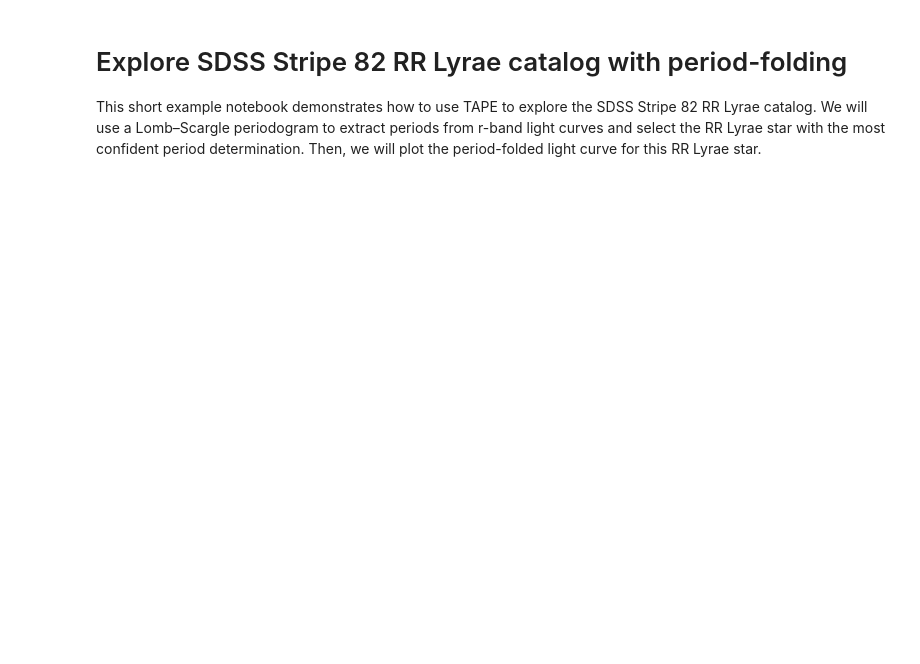
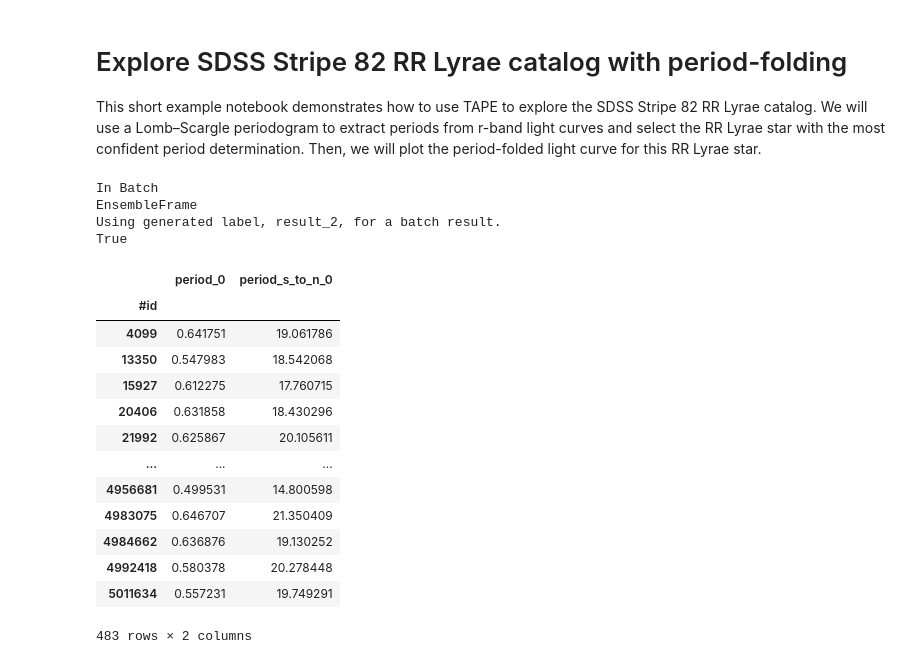
Before and after one commit to lincc-frameworks/tape, a Jupyter notebook: docs/examples/rrlyr-period.ipynb, the cells around one changed output. Cells and saved outputs as stored; diff of their text form; code cells hidden in the pictures; blank space fills up the shorter version.

```diff
--- a/docs/examples/rrlyr-period.ipynb
+++ b/docs/examples/rrlyr-period.ipynb
@@ -12,16 +12,35 @@ ens = Ensemble(client=False).from_dataset('s82_rrlyrae')
 # %%
 %%time
 
 # Filter out invalid detections, "flux" denotes magnitude column
 ens = ens.query("10 < flux < 25", table="source")
 
 # Find periods using Lomb-Scargle periodogram
 periodogram = Periodogram(peaks=1, nyquist=0.1, max_freq_factor=10, fast=False)
 
 # Use r band only
-df = ens.batch(periodogram, band_to_calc='r')
+df = ens.batch(periodogram, band_to_calc='r').compute()
 display(df)
 
 # Find RR Lyr with the most confient period
 id = df.index[df['period_s_to_n_0'].argmax()]
 period = df['period_0'].loc[id]
+# %% [output]
+In Batch
+EnsembleFrame
+Using generated label, result_2, for a batch result.
+True
+|  | period_0 | period_s_to_n_0 |
+| #id |  |  |
+| 4099 | 0.641751 | 19.061786 |
+| 13350 | 0.547983 | 18.542068 |
+| 15927 | 0.612275 | 17.760715 |
+| 20406 | 0.631858 | 18.430296 |
+| 21992 | 0.625867 | 20.105611 |
+| ... | ... | ... |
+| 4956681 | 0.499531 | 14.800598 |
+| 4983075 | 0.646707 | 21.350409 |
+| 4984662 | 0.636876 | 19.130252 |
+| 4992418 | 0.580378 | 20.278448 |
+| 5011634 | 0.557231 | 19.749291 |
+483 rows × 2 columns
```
Also changed, not shown: parts of 2 cells of this notebook, 4 other files.
